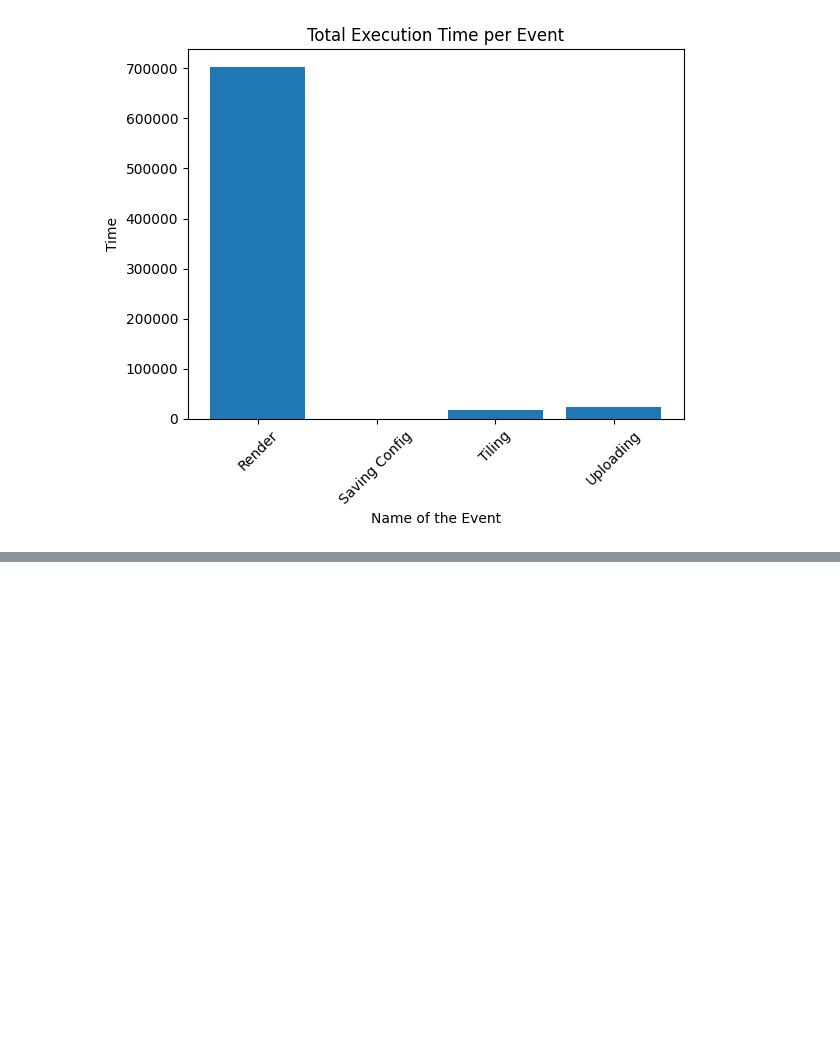
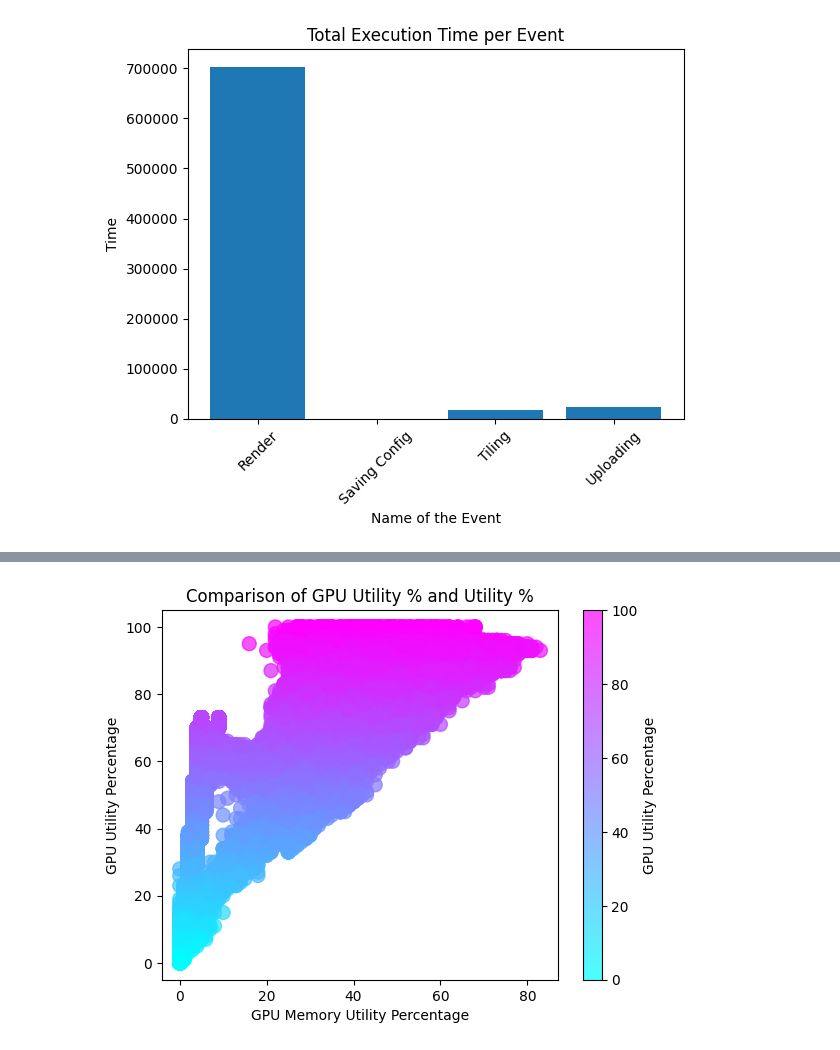
Before and after one commit to Siddhesh7007/220554837_Resit_Cloud_Computing, a Jupyter notebook: Resit_Cloud_Computing.ipynb, the cells around one changed output, grey strips where cells are left out. Cells and saved outputs as stored; diff of their text form; code cells hidden in the pictures; blank space fills up the shorter version.

```diff
--- a/Resit_Cloud_Computing.ipynb
+++ b/Resit_Cloud_Computing.ipynb
@@ -261,0 +272,14 @@ variable_b = gpu_df.powerDrawWatt
+# %%
+# Assigning gpu memory utility % and utility %  to variables
+variable_a = gpu_df.gpuMemUtilPerc
+variable_b = gpu_df.gpuUtilPerc
+# %%
+#Visualizing the compariosn of GPU memory utility percentage and overall GPU utility percentage using a scatter plot
+plt.scatter(variable_a, variable_b, c=variable_b, s=100, cmap='cool', alpha=0.7)
+plt.colorbar(label='GPU Utility Percentage')
+plt.xlabel('GPU Memory Utility Percentage')
+plt.ylabel('GPU Utility Percentage')
+plt.title('Comparison of GPU Utility % and Utility %')
+plt.show()
+# %% [output]
+[figure, added]
```
Also changed, not shown: parts of 12 cells of this notebook.
